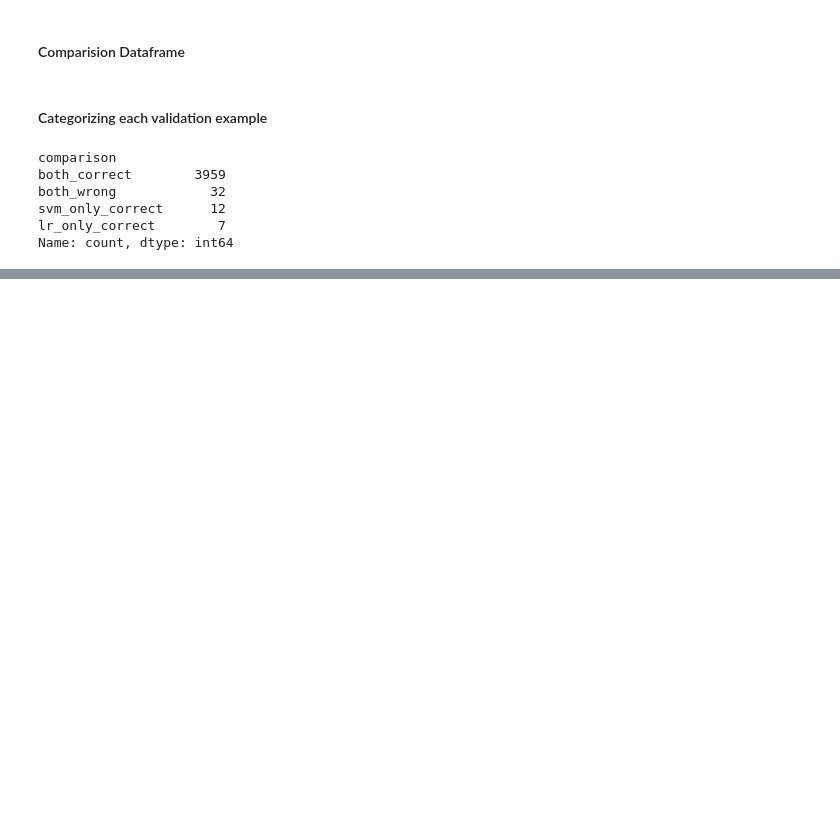
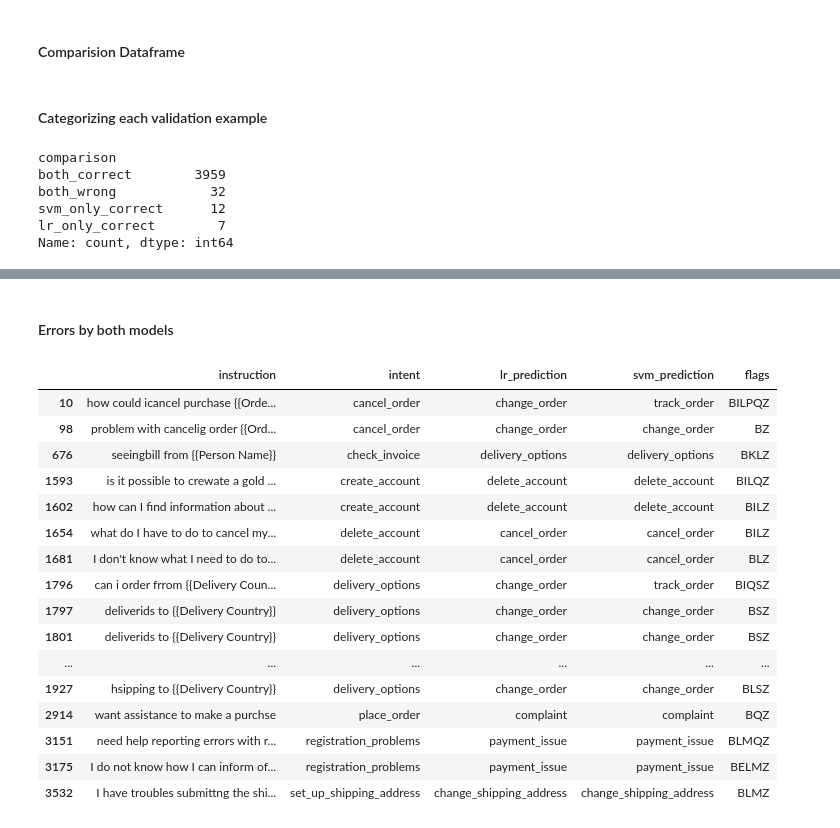
Before and after one commit to ribhupramanik/ResolveAI, a Jupyter notebook: notebooks/02_baseline_models.ipynb, the cells around one changed output, grey strips where cells are left out. Saved outputs shown, nothing was run; the diff lists cells and outputs as text; code cells hidden in the pictures; blank space fills up the shorter version.

Commit message:
Inspected wins by svm and linear regression and errors by both models

```diff
--- a/notebooks/02_baseline_models.ipynb
+++ b/notebooks/02_baseline_models.ipynb
@@ -833,0 +891,35 @@ Name: count, dtype: int64
+# %% [markdown]
+#### Errors by both models
+# %%
+both_wrong = comparison_df[
+    comparison_df["comparison"]
+    == "both_wrong"
+]
+
+both_wrong[
+    [
+        "instruction",
+        "intent",
+        "lr_prediction",
+        "svm_prediction",
+        "flags"
+    ]
+]
+# %% [output]
+|  | instruction | intent | lr_prediction | svm_prediction | flags |
+| 10 | how could icancel purchase {{Orde... | cancel_order | change_order | track_order | BILPQZ |
+| 98 | problem with cancelig order {{Ord... | cancel_order | change_order | change_order | BZ |
+| 676 | seeingbill from {{Person Name}} | check_invoice | delivery_options | delivery_options | BKLZ |
+| 1593 | is it possible to crewate a gold ... | create_account | delete_account | delete_account | BILQZ |
+| 1602 | how can I find information about ... | create_account | delete_account | delete_account | BILZ |
+| 1654 | what do I have to do to cancel my... | delete_account | cancel_order | cancel_order | BILZ |
+| 1681 | I don't know what I need to do to... | delete_account | cancel_order | cancel_order | BLZ |
+| 1796 | can i order frrom {{Delivery Coun... | delivery_options | change_order | track_order | BIQSZ |
+| 1797 | deliverids to {{Delivery Country}} | delivery_options | change_order | change_order | BSZ |
+| 1801 | deliverids to {{Delivery Country}} | delivery_options | change_order | change_order | BSZ |
+| ... | ... | ... | ... | ... | ... |
+| 1927 | hsipping to {{Delivery Country}} | delivery_options | change_order | change_order | BLSZ |
+| 2914 | want assistance to make a purchse | place_order | complaint | complaint | BQZ |
+| 3151 | need help reporting errors with r... | registration_problems | payment_issue | payment_issue | BLMQZ |
+| 3175 | I do not know how I can inform of... | registration_problems | payment_issue | payment_issue | BELMZ |
+| 3532 | I have troubles submittng the shi... | set_up_shipping_address | change_shipping_address | change_shipping_address | BLMZ |
```
Also changed, not shown: parts of 4 cells of this notebook.
